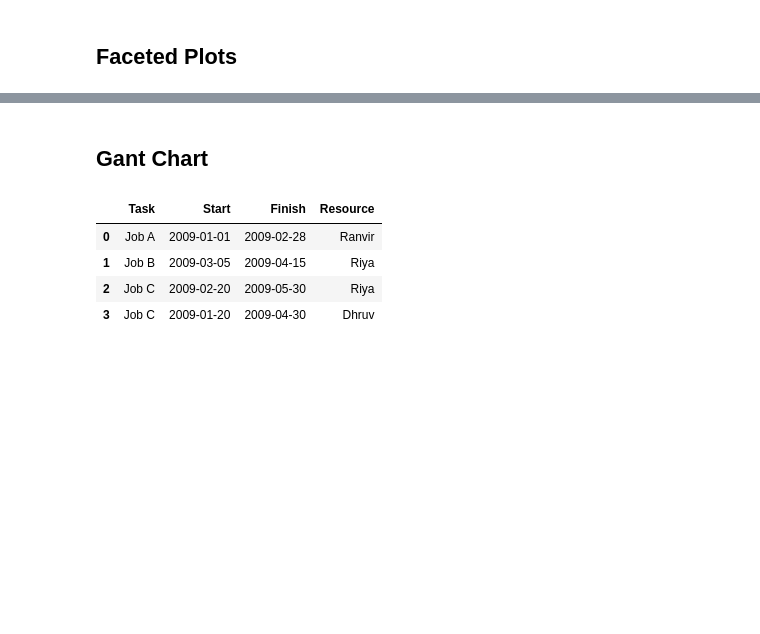
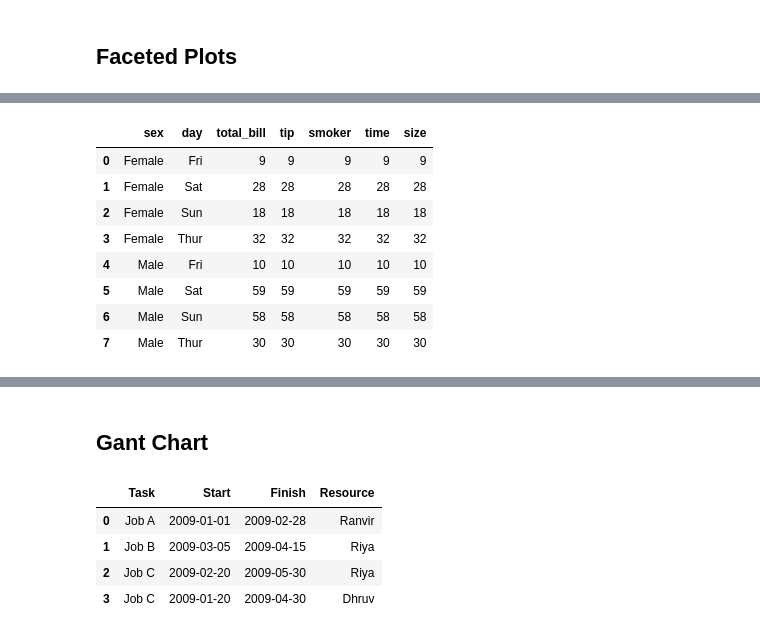
Before and after one commit to ranvir28singh/Data-Viz-with-Python, a Jupyter notebook: Exploring Plotly.ipynb, the cells around one changed output, grey strips where cells are left out. Saved outputs shown, nothing was run; the diff lists cells and outputs as text; code cells hidden in the pictures; blank space fills up the shorter version.

```diff
--- a/Exploring Plotly.ipynb
+++ b/Exploring Plotly.ipynb
@@ -374,0 +404,4 @@ fig.show()
+# %%
+# grouping to get long format
+tips_group=tips_df.groupby(['sex','day']).count()
+tips_group
@@ -374,0 +419,13 @@ fig.show()
+# %%
+#resetting index for flat table
+tips_group.reset_index()
+# %% [output]
+|  | sex | day | total_bill | tip | smoker | time | size |
+| 0 | Female | Fri | 9 | 9 | 9 | 9 | 9 |
+| 1 | Female | Sat | 28 | 28 | 28 | 28 | 28 |
+| 2 | Female | Sun | 18 | 18 | 18 | 18 | 18 |
+| 3 | Female | Thur | 32 | 32 | 32 | 32 | 32 |
+| 4 | Male | Fri | 10 | 10 | 10 | 10 | 10 |
+| 5 | Male | Sat | 59 | 59 | 59 | 59 | 59 |
+| 6 | Male | Sun | 58 | 58 | 58 | 58 | 58 |
+| 7 | Male | Thur | 30 | 30 | 30 | 30 | 30 |
```
Also changed, not shown: parts of 39 cells of this notebook.
